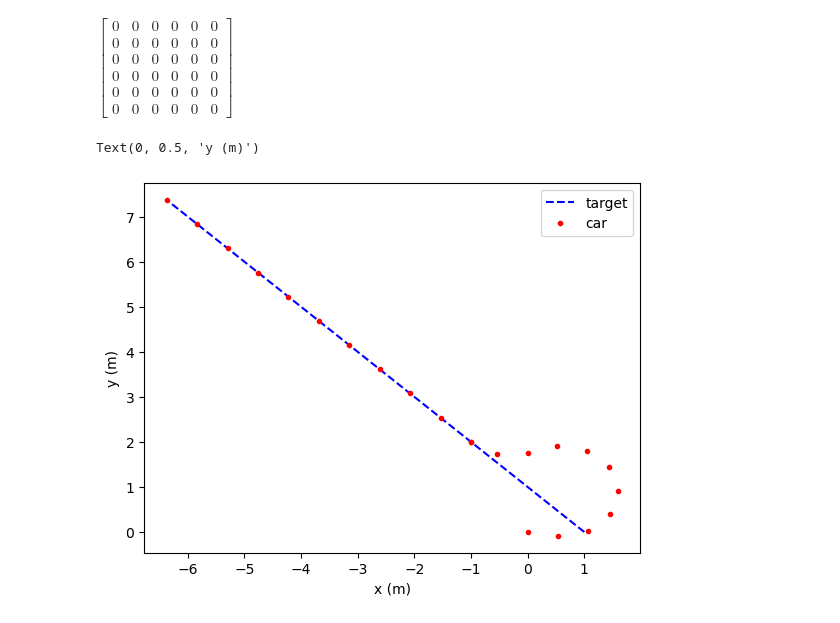
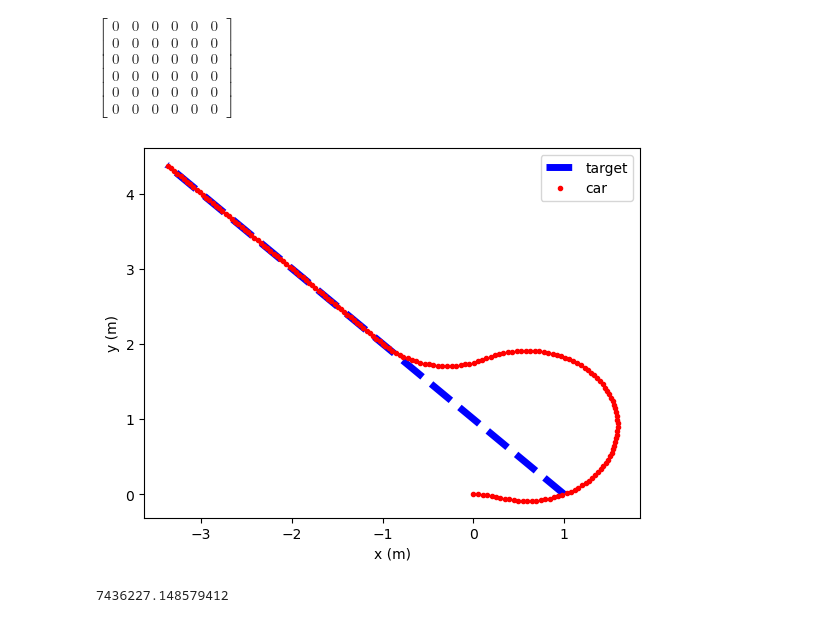
Before and after one commit to c-hague/LinearizedCarRobot, a Jupyter notebook: linearizedCar.ipynb, the cells around one changed output. Drawn from its saved outputs; the diff is of its cells as text; code cells hidden in the pictures.

```diff
--- a/linearizedCar.ipynb
+++ b/linearizedCar.ipynb
@@ -258,43 +240,58 @@ def curveDmat(h, rho, length, u_psi, theta_0, theta_dot, phi_c):
         ])
     return f
 # %%
-dt = .1
+dt = .05
 r = 1
+v_t = .7
 
 # target dynamics
 # x[k+1] = I x[k] + dt u
 u_t = np.array([-1.0, 1.0, 0])
-u_t /= np.linalg.norm(u_t) * .95
+u_t /= np.linalg.norm(u_t)
+u_t *= v_t
 
-T = 100
-x_t = np.zeros([3, T])
-x_t[:, 0] = [1, 0, 5]
-for k in range(T - 1):
+
+T = 177
+x_t = np.zeros([3, T + 1])
+x_t[:, 0] = [1, 0, 1]
+for k in range(T):
     x_t[:, k + 1] = x_t[:, k] + dt * u_t
 
 fig = plt.figure()
 ax = fig.gca()
-ax.plot(x_t[0, :], x_t[1, :], 'b--')
+ax.plot(x_t[0, :], x_t[1, :], ls='--', c='b', lw='5')
 
 planner = DubinsCar()
 # car start
+totalcost = 0
 start = Vertex(x=0, y=0, psi=0)
 end = Vertex(x=-1, y=2, psi=3/4 * np.pi)
-path = planner.calculatePath(start, end, r)
-f = dubinsCurve2d(path.start.toarray(), path.a, path.b, path.c, path.r, path.type)
-p = np.array([f(s) for s in np.arange(0, 1.01, dt)])
+path0 = planner.calculatePath(start, end, r)
+final = Vertex(x=x_t[0, -1], y=x_t[1, -1], psi=3/4 * np.pi)
+path1 = planner.calculatePath(end, final, r)
+
+t_steps = np.arange(0, T) * dt
+
+f = dubinsCurve2d(path0.start.toarray(), path0.a, path0.b, path0.c, path0.r, path0.type)
+S0 = t_steps[t_steps < path0.cost]
+S0 = S0 / path0.cost
+S1 = t_steps[t_steps > path0.cost]
+S1 = (S1 - S1[0]) / path1.cost
+T_c = len(S0)
+T_s = len(S1)
+
+p = np.array([f(s) for s in S0])
 ax.plot(p[:, 0], p[:, 1], 'r.')
 
-final = Vertex(x=x_t[0, -1], y=x_t[1, -1], psi=3/4 * np.pi)
-path = planner.calculatePath(end, final, r)
-f = dubinsCurve2d(path.start.toarray(), path.a, path.b, path.c, path.r, path.type)
-p = np.array([f(s) for s in np.arange(0, 1.01, dt)])
-ax.plot(p[:, 0], p[:, 1], 'r.')
+f = dubinsCurve2d(path1.start.toarray(), path1.a, path1.b, path1.c, path1.r, path1.type)
+# S = S[:(T - T_c)]
+w = np.array([f(s) for s in S1])
+ax.plot(w[:, 0], w[:, 1], 'r.')
 
 ax.legend(['target', 'car'])
 ax.set_xlabel('x (m)')
 ax.set_ylabel('y (m)')
 fig.savefig('target/trajectories.pdf')
+xy_des = np.row_stack([p, w])
 # %% [output]
-Text(0, 0.5, 'y (m)')
-[figure, old version]
+[figure, new version]
@@ -305,0 +357,26 @@ q = cp.Variable(6)
+# %%
+Q = np.eye(6)
+R = np.eye(6)
+
+q = cp.Variable((6, T + 1))
+u = cp.Variable((3, T))
+alpha = .001
+cost = 0
+constr = []
+for k in range(T):
+    cost += cp.sum_squares(q[:, k]) + alpha * cp.sum_squares(u[:, k])
+    constr += [
+        q[:, k + 1] == A[:, :, k] @ q[:, k] + B[:, :, k] @ u[:, k] + D[:, k],
+        q[4] >= -phi_max - phi_tilde[k],
+        q[4] <= phi_max - phi_tilde[k],
+        u[0] >= 0,
+        u[0] <= u_psi,
+        # cp.abs(u[2]) <= 1
+    ]
+cost += T * cp.sum_squares(q[:, T])
+constr += [q[:, 0] == np.array([0, 0, 0, 0, 0, 0])]
+
+problem = cp.Problem(cp.Minimize(cost), constr)
+problem.solve()
+# %% [output]
+7436227.148579412
```
Also changed, not shown: parts of 20 cells of this notebook.
